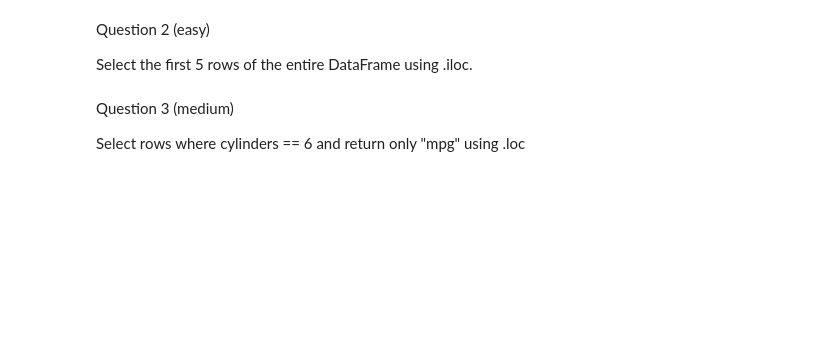
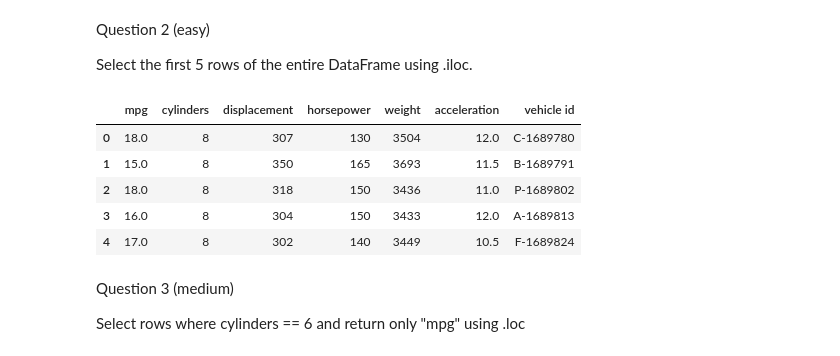
Before and after one commit to Orlykg/datasci151spring2026, a Jupyter notebook: _quizzes/practice_quiz_3/practice_quiz copy.ipynb, the cells around one changed output. Cells and saved outputs as stored; diff of their text form; code cells hidden in the pictures; blank space fills up the shorter version.

```diff
--- a/_quizzes/practice_quiz_3/practice_quiz copy.ipynb
+++ b/_quizzes/practice_quiz_3/practice_quiz copy.ipynb
@@ -253,6 +379,15 @@ import pandas as pd
 Question 2 (easy)
 
 Select the first 5 rows of the entire DataFrame using .iloc.
+# %%
+carfeatures.iloc[0:5, :]
+# %% [output]
+|  | mpg | cylinders | displacement | horsepower | weight | acceleration | vehicle id |
+| 0 | 18.0 | 8 | 307 | 130 | 3504 | 12.0 | C-1689780 |
+| 1 | 15.0 | 8 | 350 | 165 | 3693 | 11.5 | B-1689791 |
+| 2 | 18.0 | 8 | 318 | 150 | 3436 | 11.0 | P-1689802 |
+| 3 | 16.0 | 8 | 304 | 150 | 3433 | 12.0 | A-1689813 |
+| 4 | 17.0 | 8 | 302 | 140 | 3449 | 10.5 | F-1689824 |
 # %% [markdown]
 Question 3 (medium)
 
```
Also changed, not shown: parts of 19 cells of this notebook, 1 other file.
